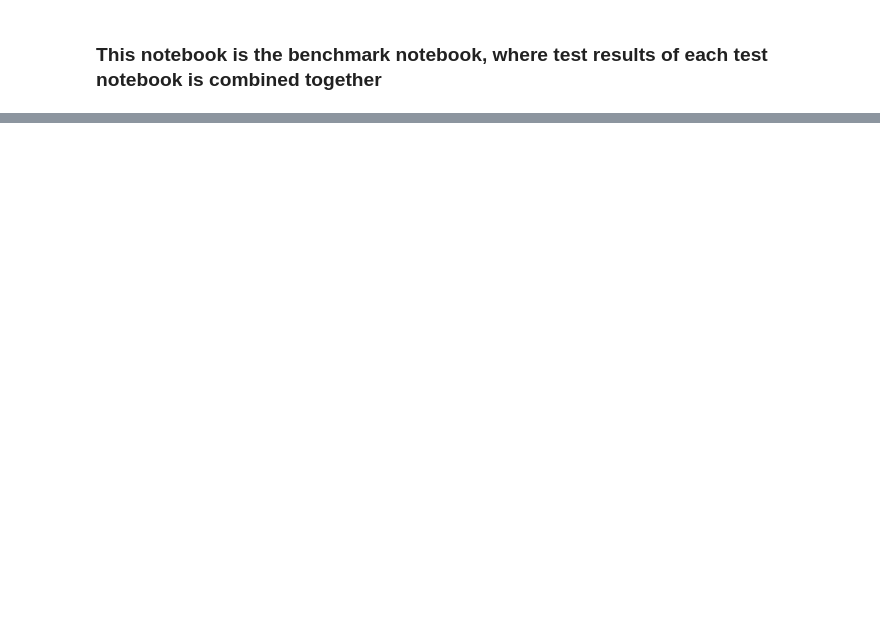
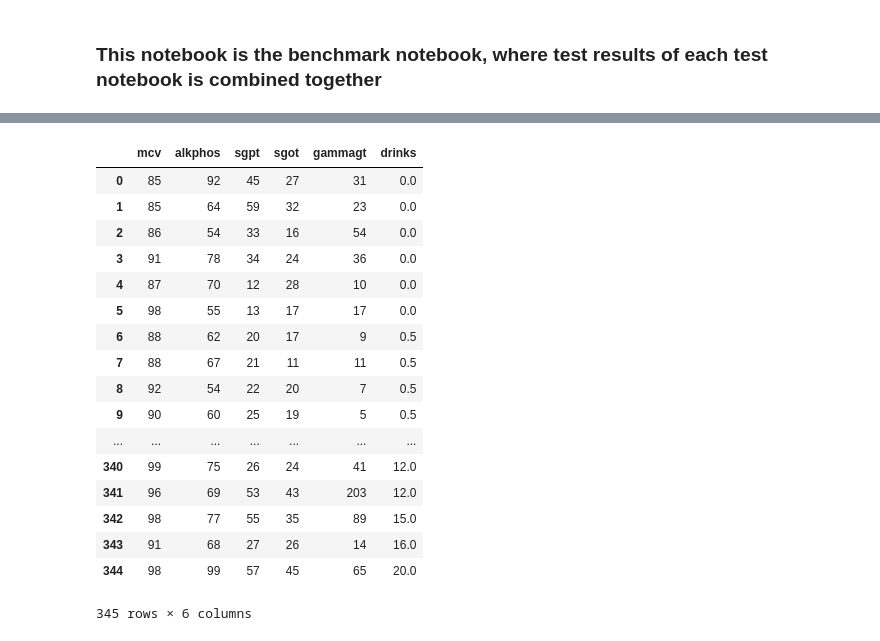
Before and after one commit to koralpc/shapley-bootstrapping, a Jupyter notebook: Notebooks/Benchmarking.ipynb, the cells around one changed output, grey strips where cells are left out. Saved outputs shown, nothing was run; the diff lists cells and outputs as text; code cells hidden in the pictures; blank space fills up the shorter version.

```diff
--- a/Notebooks/Benchmarking.ipynb
+++ b/Notebooks/Benchmarking.ipynb
@@ -279,0 +222,23 @@ print("{0:.2f}".format(3.54662))
+# %%
+cholestrol,_,_,_ = datasets.get_dataset(8).get_data()
+# %%
+cholestrol
+# %% [output]
+|  | mcv | alkphos | sgpt | sgot | gammagt | drinks |
+| 0 | 85 | 92 | 45 | 27 | 31 | 0.0 |
+| 1 | 85 | 64 | 59 | 32 | 23 | 0.0 |
+| 2 | 86 | 54 | 33 | 16 | 54 | 0.0 |
+| 3 | 91 | 78 | 34 | 24 | 36 | 0.0 |
+| 4 | 87 | 70 | 12 | 28 | 10 | 0.0 |
+| 5 | 98 | 55 | 13 | 17 | 17 | 0.0 |
+| 6 | 88 | 62 | 20 | 17 | 9 | 0.5 |
+| 7 | 88 | 67 | 21 | 11 | 11 | 0.5 |
+| 8 | 92 | 54 | 22 | 20 | 7 | 0.5 |
+| 9 | 90 | 60 | 25 | 19 | 5 | 0.5 |
+| ... | ... | ... | ... | ... | ... | ... |
+| 340 | 99 | 75 | 26 | 24 | 41 | 12.0 |
+| 341 | 96 | 69 | 53 | 43 | 203 | 12.0 |
+| 342 | 98 | 77 | 55 | 35 | 89 | 15.0 |
+| 343 | 91 | 68 | 27 | 26 | 14 | 16.0 |
+| 344 | 98 | 99 | 57 | 45 | 65 | 20.0 |
+345 rows × 6 columns
```
Also changed, not shown: parts of 20 cells of this notebook, 8 other files.
